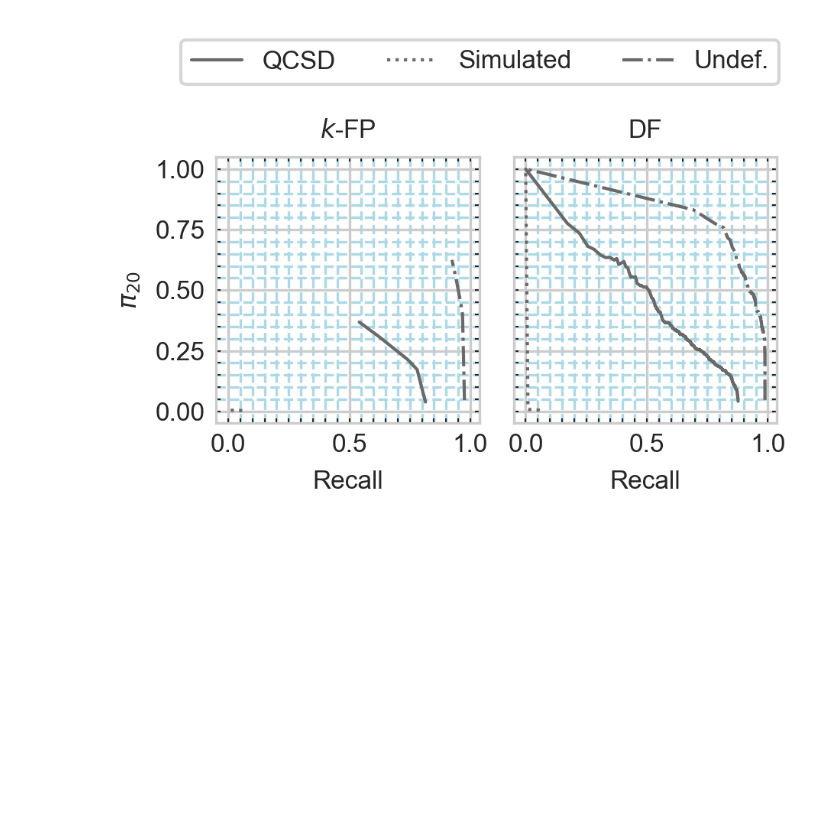
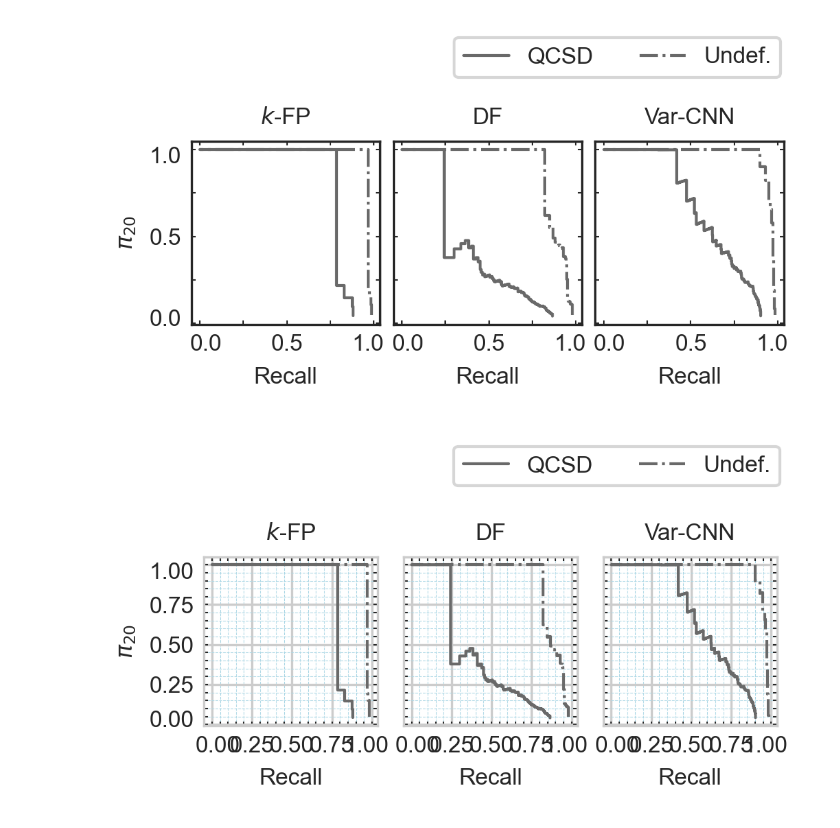
Before and after one commit to jpcsmith/qcsd-experiments, a Jupyter notebook: workflow/notebooks/result-analysis-curve.ipynb, the cells around one changed output. Drawn from its saved outputs; the diff is of its cells as text; code cells hidden in the pictures; blank space fills up the shorter version.

```diff
--- a/workflow/notebooks/result-analysis-curve.ipynb
+++ b/workflow/notebooks/result-analysis-curve.ipynb
@@ -71,11 +73,11 @@ def _load_data(inputs):
                     lambda s: next(defence for defence in ["front", "tamaraw", "undefended"] if defence in s)
                 ),
                 classifier=lambda x: x.index.get_level_values("path").map(
-                    lambda s: next(classifier for classifier in ["kfp", "dfnet"] if classifier in s)
+                    lambda s: next(classifier for classifier in ["kfp", "dfnet", "varcnn"] if classifier in s)
                 ))
             .set_index(["defence", "classifier", "is_simulated"])
             .rename(index={"front": "FRONT", "tamaraw": "Tamaraw", "undefended": "Undefended",
-                           "kfp": "$k$-FP", "dfnet": "DF"})
+                           "kfp": "$k$-FP", "dfnet": "DF", "varcnn": "Var-CNN"})
            )
     return data
 
@@ -99,8 +101,10 @@ data
 # %%
 def precision_recall_curve(df):
-    return pd.DataFrame(lab.analytics.rprecision_recall_curve(
-        df["y_true"], df.drop("y_true", axis=1), ratio=20
-    )._asdict())
+    result = lab.analytics.rprecision_recall_curve(df["y_true"], df.drop("y_true", axis=1), ratio=20)
+    return pd.DataFrame({
+        "precision": result.precision,
+        "recall": result.recall,
+    })
 
 # def plot_pr_curve(data):
 #     data = (data
@@ -131,7 +135,7 @@ def precision_recall_curve(df):
 #     return grid
 # %%
 pr_scores = (data.groupby(["defence", "classifier", "is_simulated"])
-             .apply(precision_recall_curve)
-             .set_index("thresholds", append=True))
+             .apply(lambda x: precision_recall_curve(x)))
+             # .set_index("thresholds", append=True))
 pr_scores
 # %% [output]
@@ -156,8 +156,4 @@ Index([False, True], dtype='object', name='is_simulated')
 # %%
-WITH_GRID=True
-if WITH_GRID:
-    sns.set_style("whitegrid")
-
 linestyles = {
     "Undef.": "-.",
     "Simulated": ":",
@@ -166,12 +162,11 @@ linestyles = {
 
 
 
-def plot_pr_curves(plot_data):
-
+def plot_pr_curves(plot_data, with_grid=False):
     if not WITH_SIMULATED:
         plot_data = plot_data.xs(False, level="is_simulated", drop_level=False)
 
-    fig, axes_arr = plt.subplots(1, 2, figsize=(3.5 * .9, 2), sharex=True, sharey=True, dpi=300)
+    fig, axes_arr = plt.subplots(1, 3, figsize=(3.5, 2), sharex=True, sharey=True, dpi=300)
     for classifier, axes in  zip(plot_data.index.unique("classifier"), axes_arr.ravel()):
         for defence, color in zip(plot_data.index.unique("defence"), ["#1f77b4", "#ff7f0e"]):
             for is_simulated in [False, True]:
@@ -187,44 +182,74 @@ def plot_pr_curves(plot_data):
                 if label == "Undefended":
                     label = "Undef."
 
-                axes.plot(
+                axes.step(
                     plot_data["recall"][defence][classifier][is_simulated],
                     plot_data["precision"][defence][classifier][is_simulated],
                     label=label,
                     linestyle=linestyles[label],
                     color="dimgray",
                     linewidth=1,
                 )
         axes.set_xlabel("Recall")
-        axes.xaxis.set_major_locator(ticker.MultipleLocator(.5))
-        axes.yaxis.set_major_locator(ticker.MultipleLocator(.25))
-        axes.xaxis.set_minor_locator(ticker.MultipleLocator(.25))
+        for axis in [axes.xaxis, axes.yaxis]:
+            axis.set_major_locator(ticker.FixedLocator([0, .5, 1]))
+            axis.set_minor_locator(ticker.MultipleLocator(.25))
 
-        if WITH_GRID:
-            axes.grid(True, which="minor", axis="both", color="lightblue", linestyle="--")
+        if with_grid:
+            axes.grid(True, which="minor", axis="both", color="lightblue", linestyle="--", linewidth=.25)
+            axes.yaxis.set_major_locator(ticker.FixedLocator([0, .25, .5, .75, 1]))
             axes.yaxis.set_minor_locator(ticker.MultipleLocator(.05))
             axes.xaxis.set_minor_locator(ticker.MultipleLocator(.05))
+            axes.xaxis.set_major_locator(ticker.FixedLocator([0, .25, .5, .75, 1]))
 
         axes.set_title(classifier)
         axes.set_aspect("equal")
         axes.margins(0.05)
         axes.tick_params(
             axis='both', which='both', bottom=True, top=True, right=True, left=True,
             direction="in", width=.5, length = 1.5,
 
         )
+
+
+    for axes in axes_arr:
+        tick_label = axes.xaxis.get_majorticklabels()[0]
+        offset = matplotlib.transforms.ScaledTranslation(2/72, 0, fig.dpi_scale_trans)
+        tick_label.set_transform(tick_label.get_transform() + offset)
+
+        tick_label = axes.xaxis.get_majorticklabels()[-1]
+        offset = matplotlib.transforms.ScaledTranslation(-2/72, 0, fig.dpi_scale_trans)
+        tick_label.set_transform(tick_label.get_transform() + offset)
+
+    axes = axes_arr[0]
+    tick_label = axes.yaxis.get_majorticklabels()[0]
+    offset = matplotlib.transforms.ScaledTranslation(0, 2/72, fig.dpi_scale_trans)
+    tick_label.set_transform(tick_label.get_transform() + offset)
+
+    tick_label = axes.yaxis.get_majorticklabels()[-1]
+    offset = matplotlib.transforms.ScaledTranslation(0, -2/72, fig.dpi_scale_trans)
+    tick_label.set_transform(tick_label.get_transform() + offset)
+
     axes_arr[0].set_ylabel("$\pi_{20}$")
+    axes_arr[0].yaxis.get_label().set_bbox(dict(boxstyle="square,pad=0", fc="none", ec="none"))
     handles, labels = axes_arr[0].get_legend_handles_labels()
 
-    fig.tight_layout(w_pad=.75)
+    fig.tight_layout(w_pad=.25)
     fig.subplots_adjust(wspace=None, hspace=None)
 
     if WITH_LEGEND:
-        fig.legend(handles, labels, loc='lower right', bbox_to_anchor=(.97, .95), ncol=3)
+        fig.legend(handles, labels, loc='lower right', bbox_to_anchor=(.97, .85), ncol=3)
     return fig
 
-fig = plot_pr_curves(pr_scores)
-fig.savefig(OUTPUT_FILE.with_suffix(".png"), bbox_inches="tight", dpi=150)
-fig.savefig(OUTPUT_FILE.with_suffix(".pgf"), backend="pgf", bbox_inches="tight")
+with sns.axes_style("white"):
+    fig = plot_pr_curves(pr_scores)
+    fig.savefig(OUTPUT_FILE.with_suffix(".png"), bbox_inches="tight", dpi=150)
+    fig.savefig(OUTPUT_FILE.with_suffix(".pgf"), backend="pgf", bbox_inches="tight")
+    fig.savefig(OUTPUT_FILE.with_suffix(".pdf"), backend="pgf", bbox_inches="tight")
+
+with sns.axes_style("whitegrid"):
+    fig2 = plot_pr_curves(pr_scores, with_grid=True)
+    fig2.savefig(OUTPUT_FILE.with_suffix(".grid.pdf"), backend="pgf", bbox_inches="tight")
 # %% [output]
-[figure, old version]
+[figure, new version]
+[figure, added]
```
Also changed, not shown: parts of 6 cells of this notebook, 10 other files.
